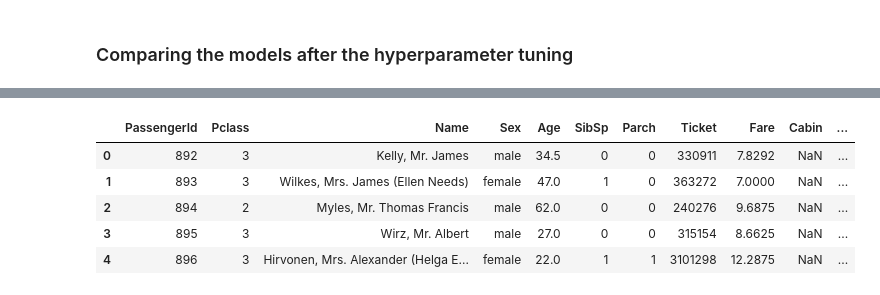
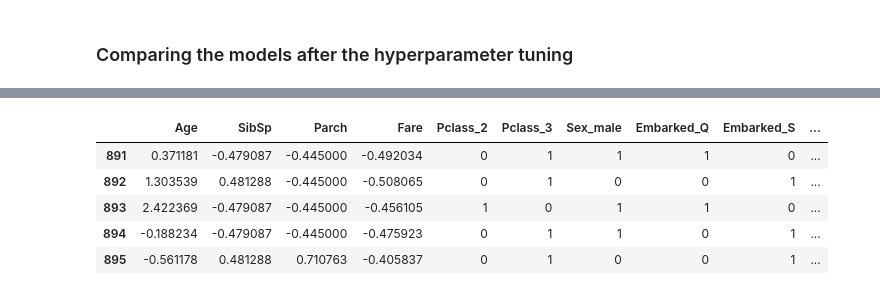
Before and after one commit to carlotta-marchis/Titanic-competition, a Jupyter notebook: Titanic Competition.ipynb, the cells around one changed output, grey strips where cells are left out. Cells and saved outputs as stored; diff of their text form; code cells hidden in the pictures.

```diff
--- a/Titanic Competition.ipynb
+++ b/Titanic Competition.ipynb
@@ -19,0 +186,9 @@ import seaborn as sns; sns.set()
+# %%
+# Scaling numerical features
+from sklearn.preprocessing import StandardScaler
+
+numerical_features = list(X.select_dtypes(include=['int64', 'float64', 'int32']).columns)
+print(numerical_features)
+ss = StandardScaler()
+data[numerical_features] = ss.fit_transform(data[numerical_features])
+data.head()
@@ -19,0 +203,4 @@ import seaborn as sns; sns.set()
+# %%
+# Encoding categorical features
+data = pd.get_dummies(data, prefix_sep='_', drop_first=True)
+data.head()
@@ -19,0 +214,4 @@ import seaborn as sns; sns.set()
+# %%
+# Separating again the train and test sets
+X = data[:891]
+Xtest = data[891:]
@@ -109,4 +324,0 @@ I am going to split the data into a training and a testing subsets:
-# %%
-from sklearn.model_selection import train_test_split
-
-Xtrain, Xtest, ytrain, ytest = train_test_split(X, y)
@@ -729,9 +719,9 @@ weighted avg       0.81      0.81      0.81       223
 # %%
-test.head()
+Xtest.head()
 # %% [output]
-|  | PassengerId | Pclass | Name | Sex | Age | SibSp | Parch | Ticket | Fare | Cabin | ... |
-| 0 | 892 | 3 | Kelly, Mr. James | male | 34.5 | 0 | 0 | 330911 | 7.8292 | NaN | ... |
-| 1 | 893 | 3 | Wilkes, Mrs. James (Ellen Needs) | female | 47.0 | 1 | 0 | 363272 | 7.0000 | NaN | ... |
-| 2 | 894 | 2 | Myles, Mr. Thomas Francis | male | 62.0 | 0 | 0 | 240276 | 9.6875 | NaN | ... |
-| 3 | 895 | 3 | Wirz, Mr. Albert | male | 27.0 | 0 | 0 | 315154 | 8.6625 | NaN | ... |
-| 4 | 896 | 3 | Hirvonen, Mrs. Alexander (Helga E... | female | 22.0 | 1 | 1 | 3101298 | 12.2875 | NaN | ... |
+|  | Age | SibSp | Parch | Fare | Pclass_2 | Pclass_3 | Sex_male | Embarked_Q | Embarked_S | ... |
+| 891 | 0.371181 | -0.479087 | -0.445000 | -0.492034 | 0 | 1 | 1 | 1 | 0 | ... |
+| 892 | 1.303539 | 0.481288 | -0.445000 | -0.508065 | 0 | 1 | 0 | 0 | 1 | ... |
+| 893 | 2.422369 | -0.479087 | -0.445000 | -0.456105 | 1 | 0 | 1 | 1 | 0 | ... |
+| 894 | -0.188234 | -0.479087 | -0.445000 | -0.475923 | 0 | 1 | 1 | 0 | 1 | ... |
+| 895 | -0.561178 | 0.481288 | 0.710763 | -0.405837 | 0 | 1 | 0 | 0 | 1 | ... |
```
Also changed, not shown: parts of 150 cells of this notebook, 1 other file.
